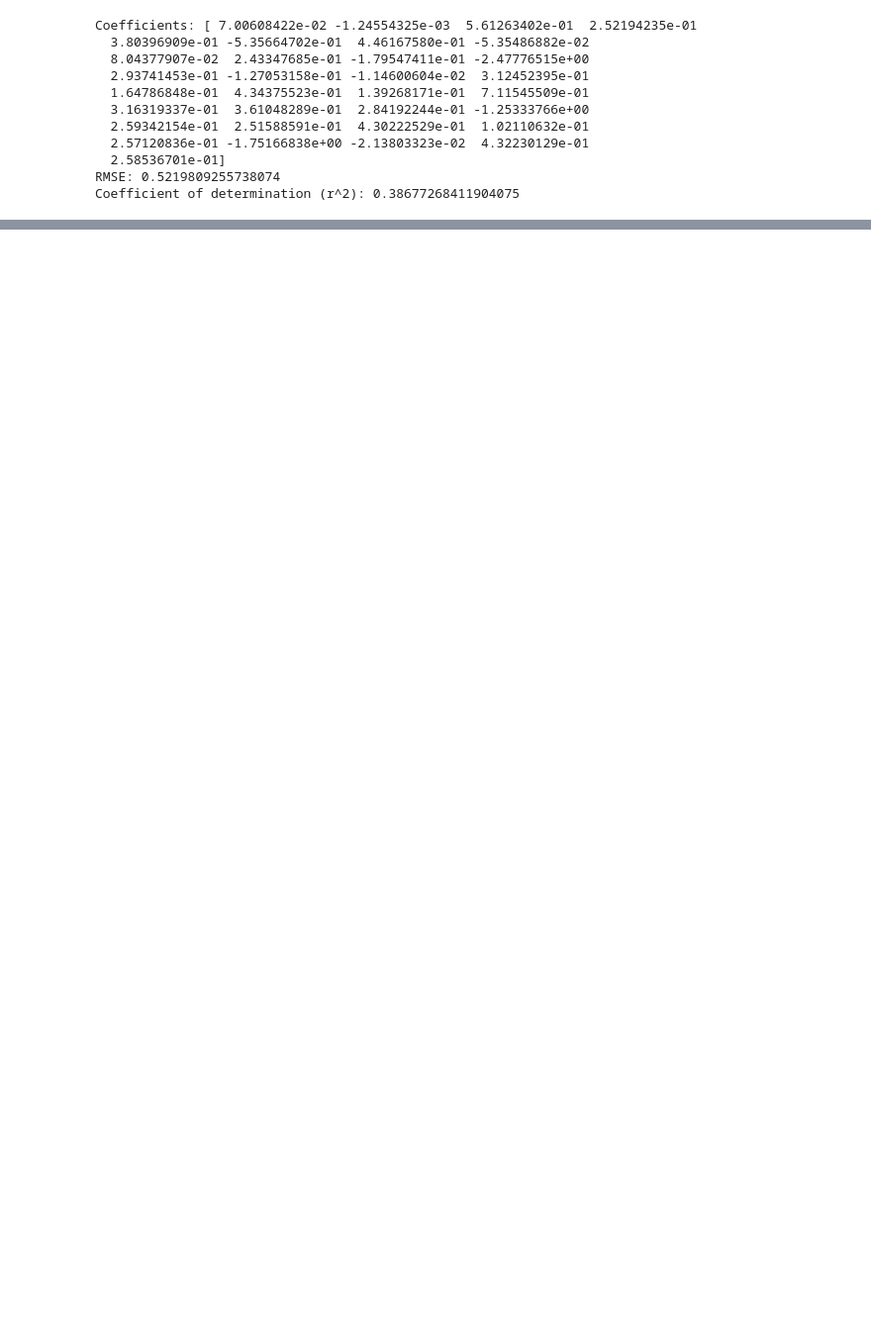
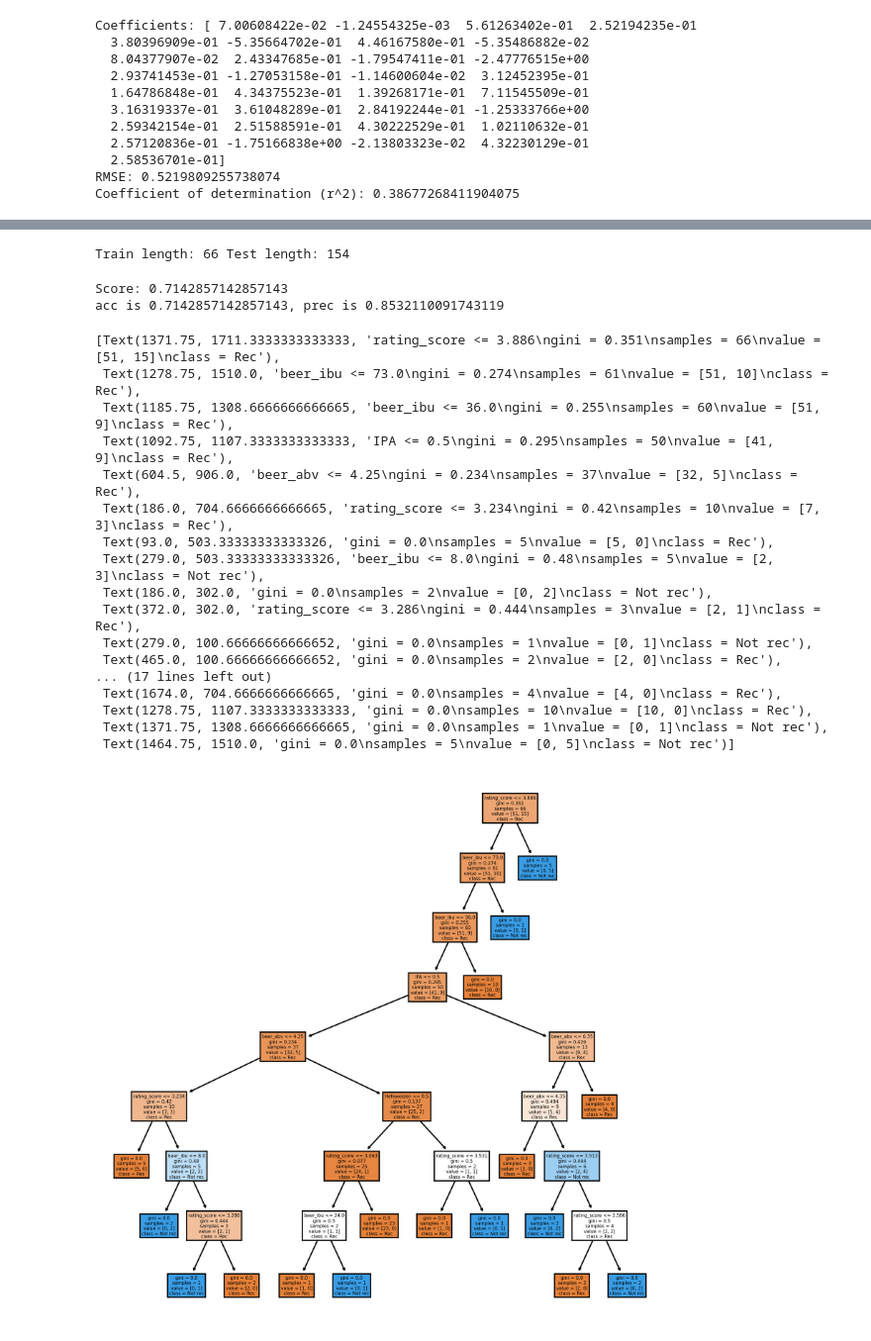
Before and after one commit to conorhamill36/beer, a Jupyter notebook: beer.ipynb, the cells around one changed output, grey strips where cells are left out. Shown at 99% size. Drawn from its saved outputs; the diff is of its cells as text; code cells hidden in the pictures; blank space fills up the shorter version.

Commit message:
Decision tree added. ~80% acc and prec

```diff
--- a/beer.ipynb
+++ b/beer.ipynb
@@ -550,0 +582,12 @@ Coefficient of determination (r^2): 0.38677268411904075
+# %%
+#Splits a data set in to train and test sets, with ratio defined
+def split_train_test(df, test_train_ratio = 0.8):
+    shuffled_indices = np.random.permutation(len(df))
+    test_set_length = int(len(df) * test_train_ratio)
+    test_set_indices = shuffled_indices[:test_set_length]
+    train_set_indices = shuffled_indices[test_set_length:]
+
+    return df.iloc[train_set_indices], df.iloc[test_set_indices]
+# %%
+beer_model_class_df = beer_model_df.drop(columns = ["user_rating_score"])
+beer_model_class_df.head()
@@ -550,0 +602,52 @@ Coefficient of determination (r^2): 0.38677268411904075
+# %%
+#Splitting in to test and train sets
+train_df, test_df = split_train_test(beer_model_class_df, 0.7)
+train_X, train_y = train_df.drop(columns = ["Recommedation"]), train_df["Recommedation"]
+test_X, test_y = test_df.drop(columns = ["Recommedation"]), test_df["Recommedation"]
+# %%
+print(f"Train length: {len(train_df)} Test length: {len(test_df)}")
+# %% [output]
+Train length: 66 Test length: 154
+# %%
+#Decision tree model
+#Instance of decision tree classifier
+dt_clf = DecisionTreeClassifier()
+dt_clf.fit(train_X, train_y)
+y_pred = dt_clf.predict(test_X)
+print(f"Score: {dt_clf.score(test_X, test_y)}")
+
+
+
+con_mat = confusion_matrix(y_true=test_y, y_pred=y_pred)
+# con_mat[0][1]
+tp, fp, fn, tn = con_mat[0][0], con_mat[0][1], con_mat[1][0], con_mat[1][1]
+acc = (tp + tn)/(tp + tn + fp + fn)
+prec = tp / (tp + fp)
+print(f"acc is {acc}, prec is {prec}")
+# %% [output]
+Score: 0.7142857142857143
+acc is 0.7142857142857143, prec is 0.8532110091743119
+# %%
+fig, axes = plt.subplots(nrows = 1,ncols = 1,figsize = (8,8), dpi=300)
+fn = train_X.columns
+cn = ['Rec', 'Not rec']
+plot_tree(dt_clf, feature_names = fn, class_names = cn, filled = True)
+# %% [output]
+[Text(1371.75, 1711.3333333333333, 'rating_score <= 3.886\ngini = 0.351\nsamples = 66\nvalue = [51, 15]\nclass = Rec'),
+ Text(1278.75, 1510.0, 'beer_ibu <= 73.0\ngini = 0.274\nsamples = 61\nvalue = [51, 10]\nclass = Rec'),
+ Text(1185.75, 1308.6666666666665, 'beer_ibu <= 36.0\ngini = 0.255\nsamples = 60\nvalue = [51, 9]\nclass = Rec'),
+ Text(1092.75, 1107.3333333333333, 'IPA <= 0.5\ngini = 0.295\nsamples = 50\nvalue = [41, 9]\nclass = Rec'),
+ Text(604.5, 906.0, 'beer_abv <= 4.25\ngini = 0.234\nsamples = 37\nvalue = [32, 5]\nclass = Rec'),
+ Text(186.0, 704.6666666666665, 'rating_score <= 3.234\ngini = 0.42\nsamples = 10\nvalue = [7, 3]\nclass = Rec'),
+ Text(93.0, 503.33333333333326, 'gini = 0.0\nsamples = 5\nvalue = [5, 0]\nclass = Rec'),
+ Text(279.0, 503.33333333333326, 'beer_ibu <= 8.0\ngini = 0.48\nsamples = 5\nvalue = [2, 3]\nclass = Not rec'),
+ Text(186.0, 302.0, 'gini = 0.0\nsamples = 2\nvalue = [0, 2]\nclass = Not rec'),
+ Text(372.0, 302.0, 'rating_score <= 3.286\ngini = 0.444\nsamples = 3\nvalue = [2, 1]\nclass = Rec'),
+ Text(279.0, 100.66666666666652, 'gini = 0.0\nsamples = 1\nvalue = [0, 1]\nclass = Not rec'),
+ Text(465.0, 100.66666666666652, 'gini = 0.0\nsamples = 2\nvalue = [2, 0]\nclass = Rec'),
+... (17 lines left out)
+ Text(1674.0, 704.6666666666665, 'gini = 0.0\nsamples = 4\nvalue = [4, 0]\nclass = Rec'),
+ Text(1278.75, 1107.3333333333333, 'gini = 0.0\nsamples = 10\nvalue = [10, 0]\nclass = Rec'),
+ Text(1371.75, 1308.6666666666665, 'gini = 0.0\nsamples = 1\nvalue = [0, 1]\nclass = Not rec'),
+ Text(1464.75, 1510.0, 'gini = 0.0\nsamples = 5\nvalue = [0, 5]\nclass = Not rec')]
+[figure, added]
```
Also changed, not shown: parts of 4 cells of this notebook.
